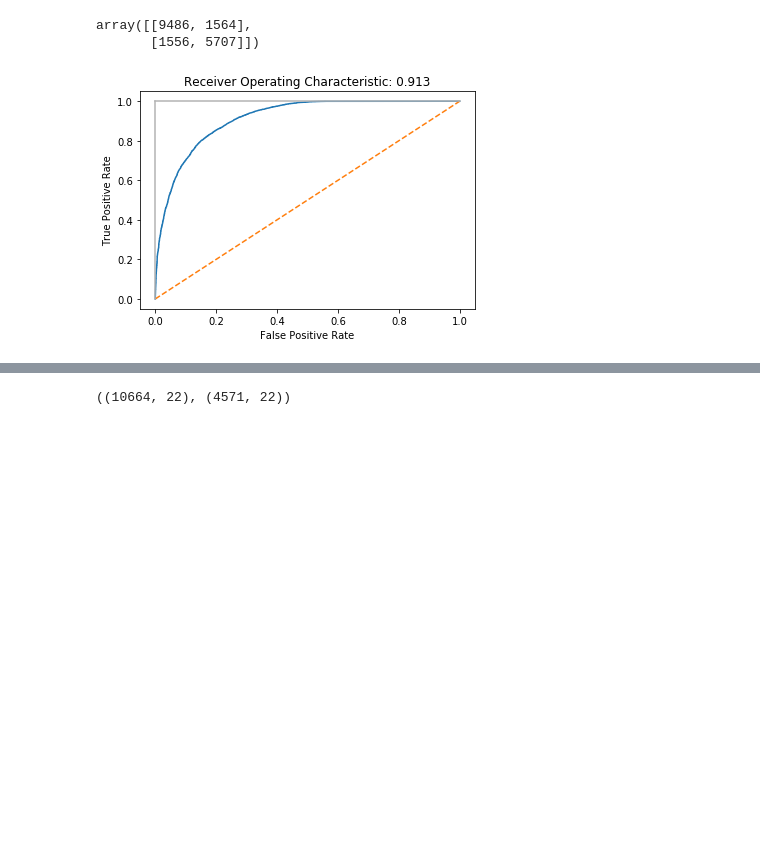
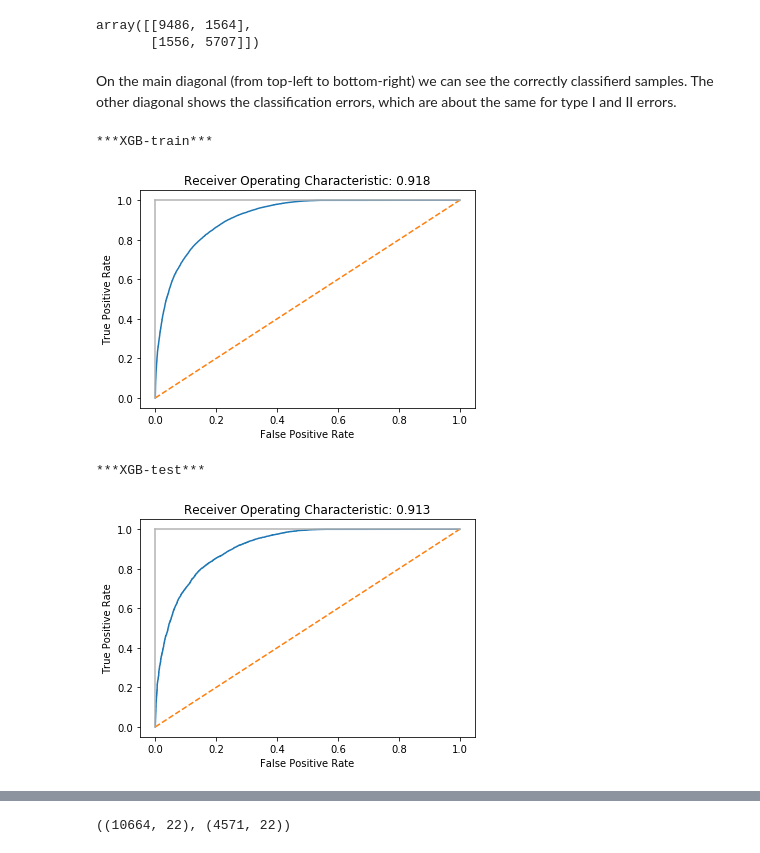
Before and after one commit to gestivalet/machine-learning, a Jupyter notebook: Udacity_Starbucks_DScapstone/Starbucks_Capstone_notebook_part2.ipynb, the cells around one changed output, grey strips where cells are left out. Saved outputs shown, nothing was run; the diff lists cells and outputs as text; code cells hidden in the pictures; blank space fills up the shorter version.

```diff
--- a/Udacity_Starbucks_DScapstone/Starbucks_Capstone_notebook_part2.ipynb
+++ b/Udacity_Starbucks_DScapstone/Starbucks_Capstone_notebook_part2.ipynb
@@ -42,7 +79,7 @@ def plot_roc_curve(fpr, tpr, y_true, y_score):
 # %% [markdown]
 # Data load
 # %%
-bogodis = pd.read_csv('bogodis.csv')
+bogodis = pd.read_csv('data/bogodis.csv')
 print(bogodis.shape)
 print(bogodis.offer_successful.value_counts())
 bogodis.head()
@@ -90,15 +144,0 @@ X_train.shape, X_test.shape
-# %%
-seed = 42
-
-clfs = [SVC(random_state=seed),
-        LogisticRegression(random_state=seed),
-        DummyClassifier(strategy='most_frequent', random_state=seed),
-        RandomForestClassifier(random_state=seed),
-        XGBClassifier(random_state=seed)]
-
-f1_dict = dict()
-accuracy_dict = dict()
-
-for clf in clfs:
-    name = clf.__class__.__name__
-    print(name)
@@ -205,11 +271,25 @@ confusion_matrix(y_test, y_pred)
 # %% [output]
 array([[9486, 1564],
        [1556, 5707]])
+# %% [markdown]
+On the main diagonal (from top-left to bottom-right) we can see the correctly classifierd samples. The other diagonal shows the classification errors, which are about the same for type I and II errors.
+# %%
+y_pred_proba_train = search.predict_proba(X_train)[:,1]
+
+# Create true and false positive rates
+print('***XGB-train***')
+fpr, tpr, threshold = roc_curve(y_train, y_pred_proba_train)
+plot_roc_curve(fpr, tpr, y_train, y_pred_proba_train)
+# %% [output]
+***XGB-train***
+[figure, added]
 # %%
-y_pred_proba = search.best_estimator_.predict_proba(X_test)[:,1]
+y_pred_proba = search.predict_proba(X_test)[:,1]
 
 # Create true and false positive rates
+print('***XGB-test***')
 fpr, tpr, threshold = roc_curve(y_test, y_pred_proba)
 plot_roc_curve(fpr, tpr, y_test, y_pred_proba)
 # %% [output]
+***XGB-test***
 [figure]
```
Also changed, not shown: parts of 57 cells of this notebook, 4 other files.
